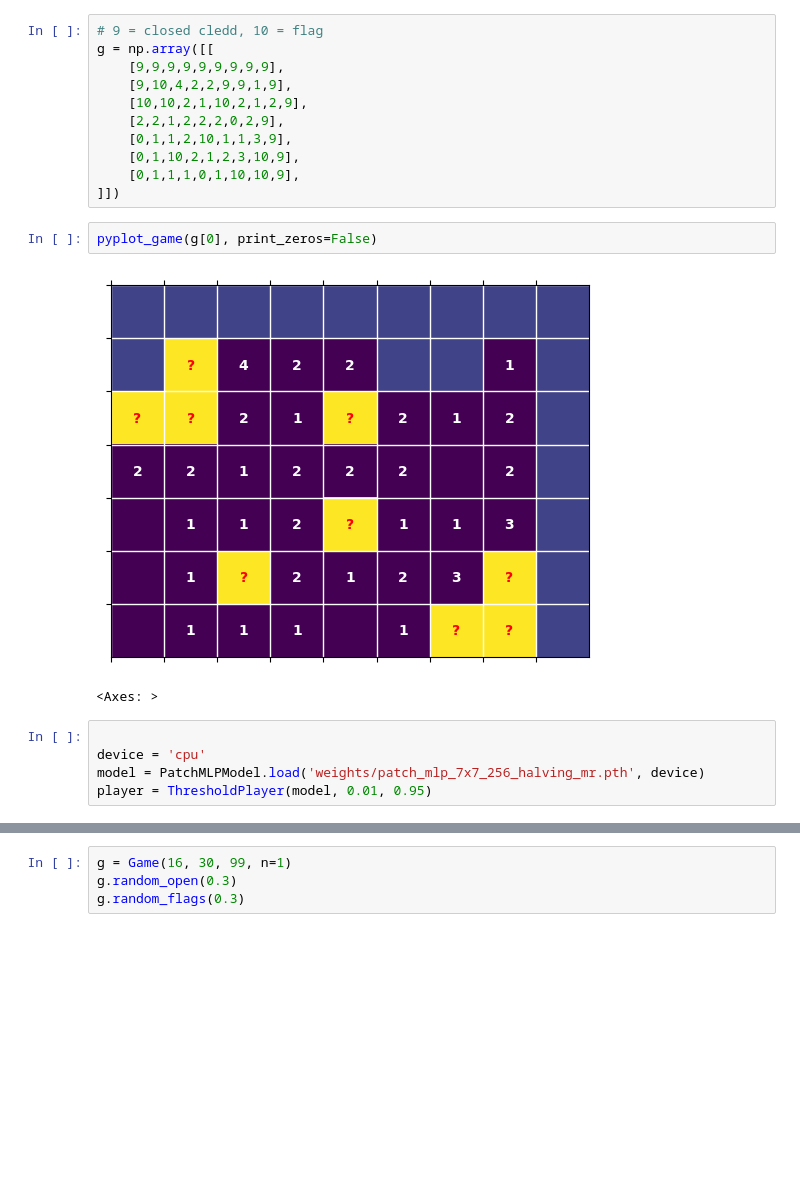
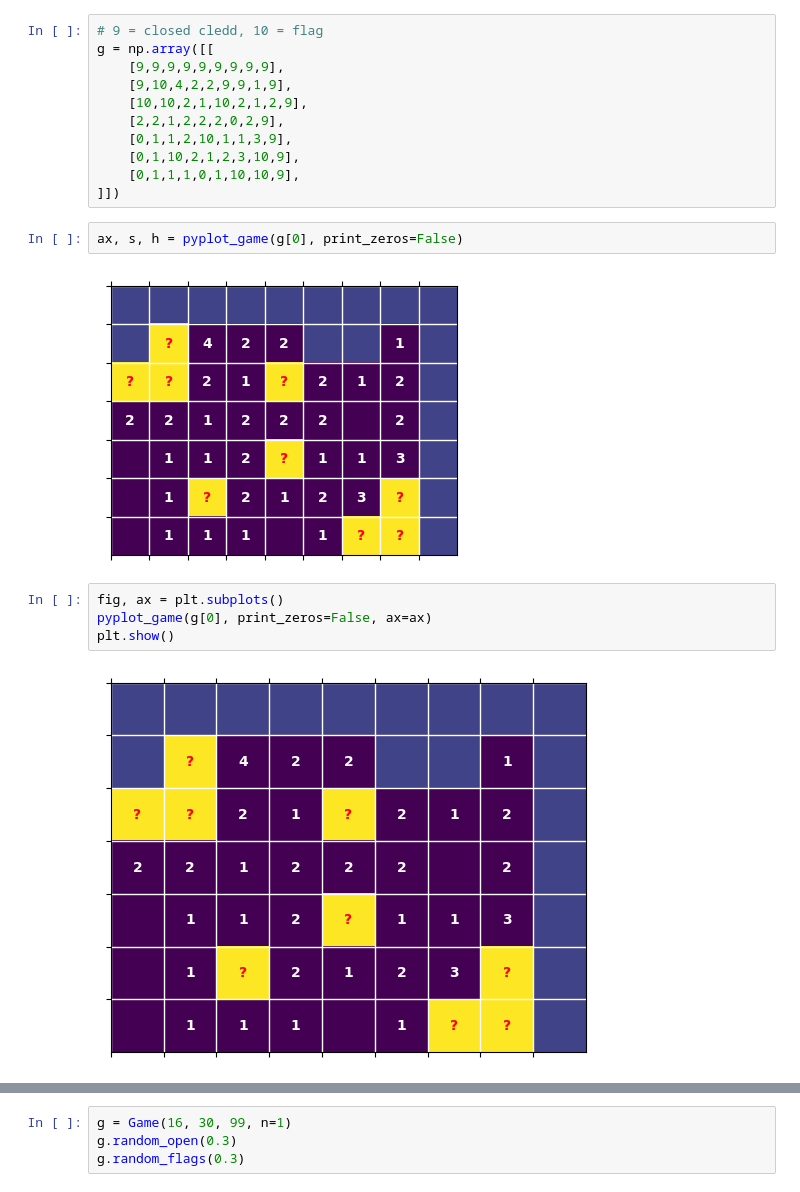
Before and after one commit to ClaudioPaterniti/MineSweeperLearning, a Jupyter notebook: test.ipynb, the cells around one changed output, grey strips where cells are left out. Cells and saved outputs as stored; diff of their text form; blank space fills up the shorter version.

```diff
--- a/test.ipynb
+++ b/test.ipynb
@@ -15,13 +29,13 @@ g = np.array([[
     [0,1,1,1,0,1,10,10,9],
 ]])
 # %%
-pyplot_game(g[0], print_zeros=False)
+ax, s, h = pyplot_game(g[0], print_zeros=False)
 # %% [output]
-[figure, old version]
+[figure, new version]
-<Axes: >
-# %%
-
-device = 'cpu'
-model = PatchMLPModel.load('weights/patch_mlp_7x7_256_halving_mr.pth', device)
-player = ThresholdPlayer(model, 0.01, 0.95)
+# %%
+fig, ax = plt.subplots()
+pyplot_game(g[0], print_zeros=False, ax=ax)
+plt.show()
+# %% [output]
+[figure, added]
 # %%
```
Also changed, not shown: parts of 9 cells of this notebook, 18 other files.
